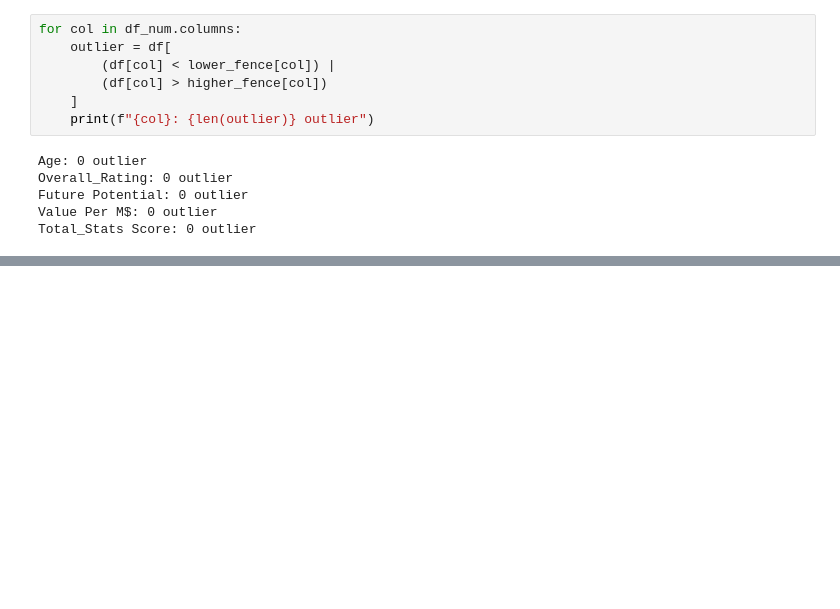
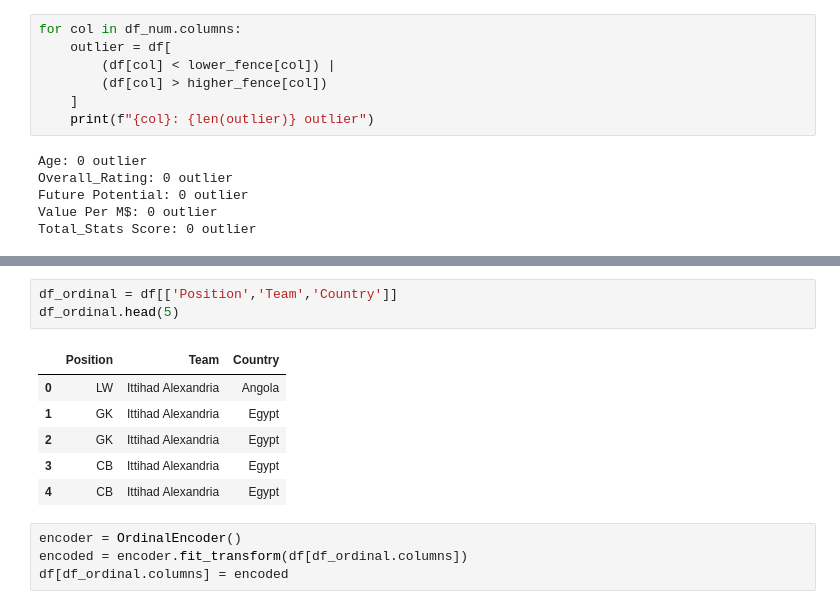
Before and after one commit to HafidzAfrieno/Data-Cleaning-Project, a Jupyter notebook: fifa_player_Skor_cleaning.ipynb, the cells around one changed output, grey strips where cells are left out. Cells and saved outputs as stored; diff of their text form; blank space fills up the shorter version.

```diff
--- a/fifa_player_Skor_cleaning.ipynb
+++ b/fifa_player_Skor_cleaning.ipynb
@@ -165,0 +217,14 @@ Total_Stats Score: 0 outlier
+# %%
+df_ordinal = df[['Position','Team','Country']]
+df_ordinal.head(5)
+# %% [output]
+|  | Position | Team | Country |
+| 0 | LW | Ittihad Alexandria | Angola |
+| 1 | GK | Ittihad Alexandria | Egypt |
+| 2 | GK | Ittihad Alexandria | Egypt |
+| 3 | CB | Ittihad Alexandria | Egypt |
+| 4 | CB | Ittihad Alexandria | Egypt |
+# %%
+encoder = OrdinalEncoder()
+encoded = encoder.fit_transform(df[df_ordinal.columns])
+df[df_ordinal.columns] = encoded
```
Also changed, not shown: parts of 10 cells of this notebook.
